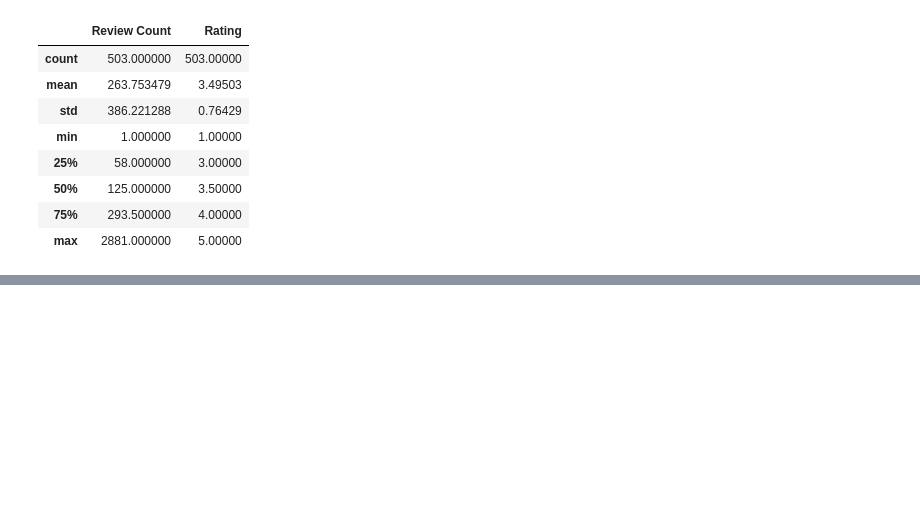
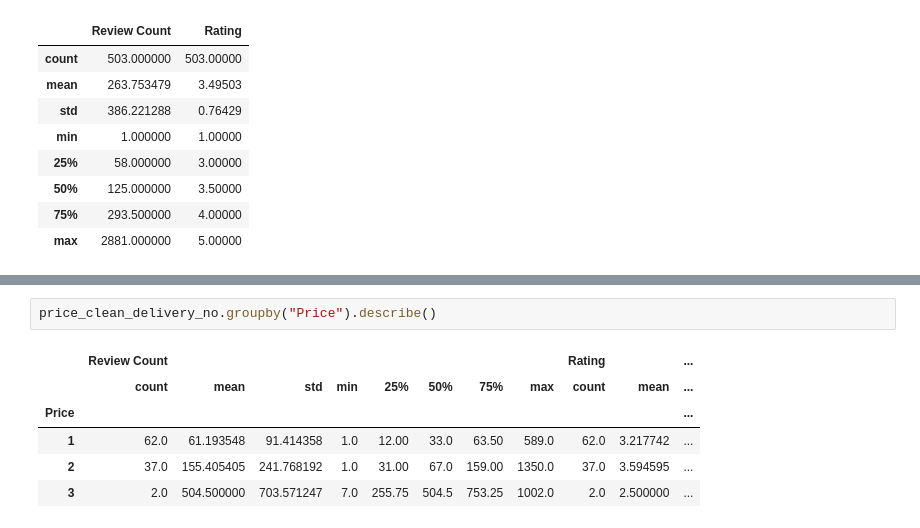
Before and after one commit to ashamabee/Project1, a Jupyter notebook: Delivery_Map.ipynb, the cells around one changed output, grey strips where cells are left out. Saved outputs shown, nothing was run; the diff lists cells and outputs as text; blank space fills up the shorter version.

```diff
--- a/Delivery_Map.ipynb
+++ b/Delivery_Map.ipynb
@@ -305,0 +339,9 @@ price_clean.describe()
+# %%
+price_clean_delivery_no.groupby("Price").describe()
+# %% [output]
+|  | Review Count |  |  |  |  |  |  |  | Rating |  | ... |
+|  | count | mean | std | min | 25% | 50% | 75% | max | count | mean | ... |
+| Price |  |  |  |  |  |  |  |  |  |  | ... |
+| 1 | 62.0 | 61.193548 | 91.414358 | 1.0 | 12.00 | 33.0 | 63.50 | 589.0 | 62.0 | 3.217742 | ... |
+| 2 | 37.0 | 155.405405 | 241.768192 | 1.0 | 31.00 | 67.0 | 159.00 | 1350.0 | 37.0 | 3.594595 | ... |
+| 3 | 2.0 | 504.500000 | 703.571247 | 7.0 | 255.75 | 504.5 | 753.25 | 1002.0 | 2.0 | 2.500000 | ... |
```
Also changed, not shown: parts of 5 cells of this notebook.
